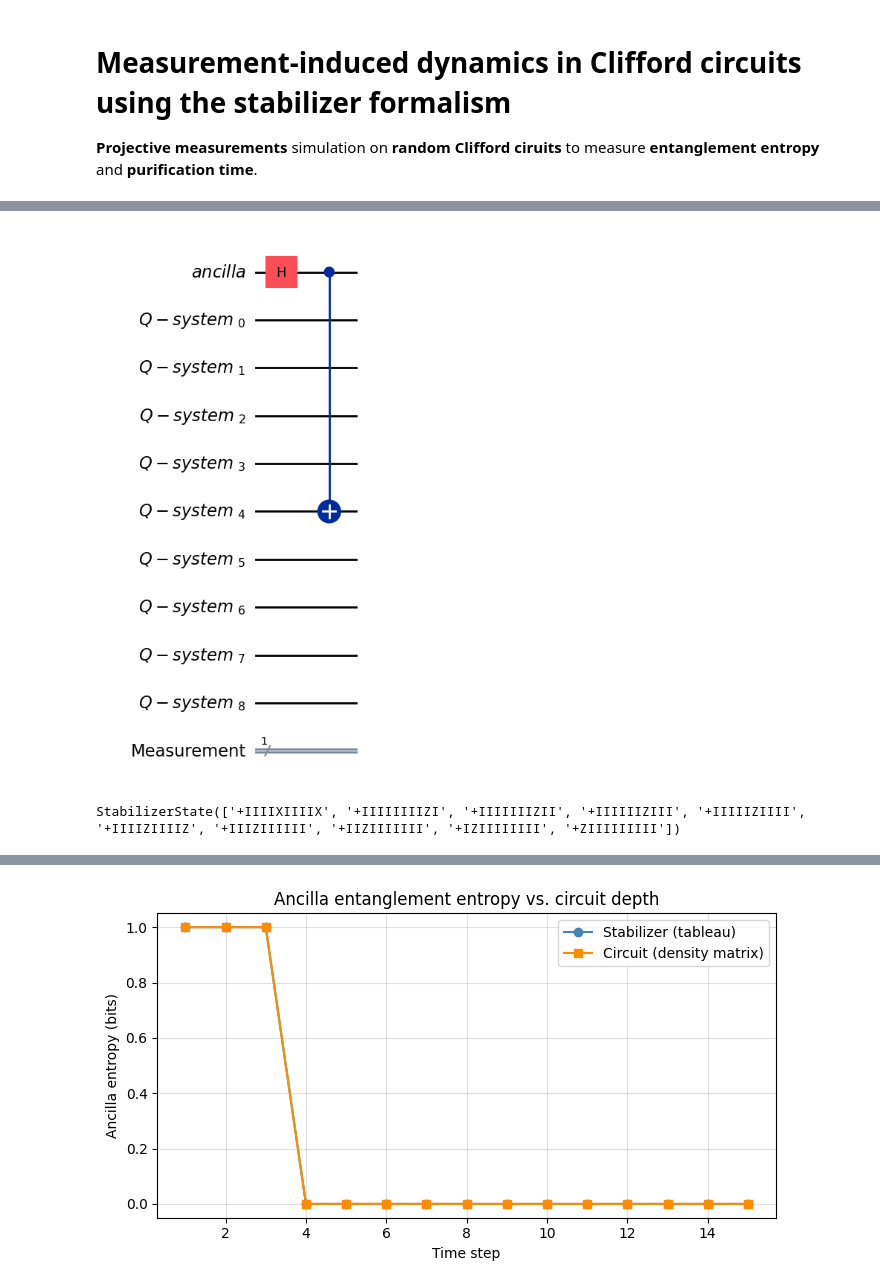
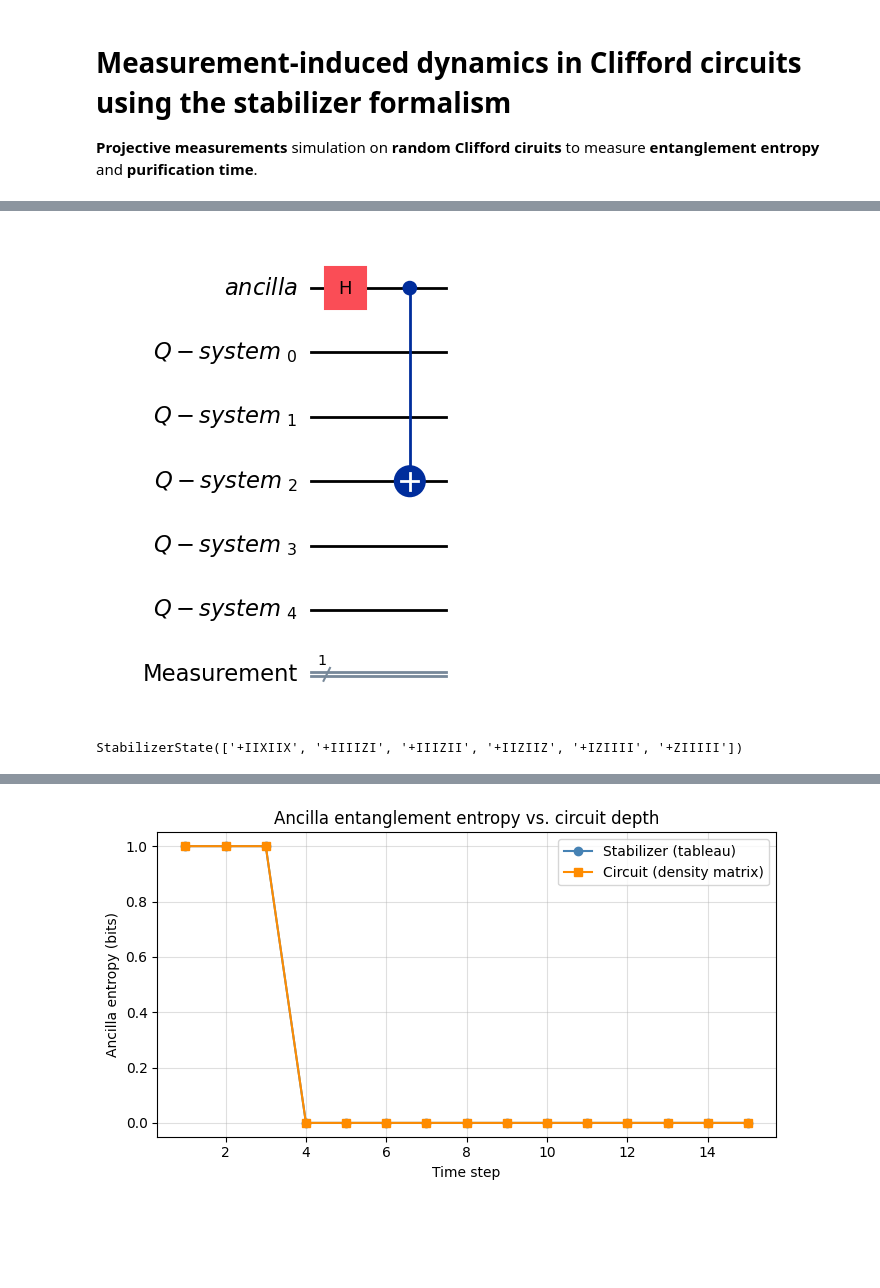
Before and after one commit to AKookani/BrickwallCliffordCircuit, a Jupyter notebook: Meeting_24_6_2026.ipynb, the cells around one changed output, grey strips where cells are left out. Drawn from its saved outputs; the diff is of its cells as text; code cells hidden in the pictures; blank space fills up the shorter version.

```diff
--- a/Meeting_24_6_2026.ipynb
+++ b/Meeting_24_6_2026.ipynb
@@ -190,25 +190,25 @@ Successfully installed qiskit-aer-0.17.2
 # %%
 from qiskit.quantum_info import StabilizerState
 from qiskit import QuantumRegister, ClassicalRegister
 
-size = 9 # systems_size
+size = 5 # systems_size
 
 Ancilla = QuantumRegister(1, 'ancilla ')
 System = QuantumRegister(size, 'Q-system ')
 Measure = ClassicalRegister(1, "Measurement")
 
 qc_base = QuantumCircuit(Ancilla, System, Measure)
 
 qc_base.h(Ancilla)
 qc_base.cx(Ancilla, System[size // 2])
 display(qc_base.draw('mpl'))
 
 state = StabilizerState(qc_base)
 
 print(state)
 # %% [output]
-[figure, old version]
+[figure, new version]
-StabilizerState(['+IIIIXIIIIX', '+IIIIIIIIZI', '+IIIIIIIZII', '+IIIIIIZIII', '+IIIIIZIIII', '+IIIIZIIIIZ', '+IIIZIIIIII', '+IIZIIIIIII', '+IZIIIIIIII', '+ZIIIIIIIII'])
+StabilizerState(['+IIXIIX', '+IIIIZI', '+IIIZII', '+IIZIIZ', '+IZIIII', '+ZIIIII'])
 # %%
 import numpy as np
 from qiskit.circuit import QuantumCircuit
```
Also changed, not shown: parts of 2 cells of this notebook.
